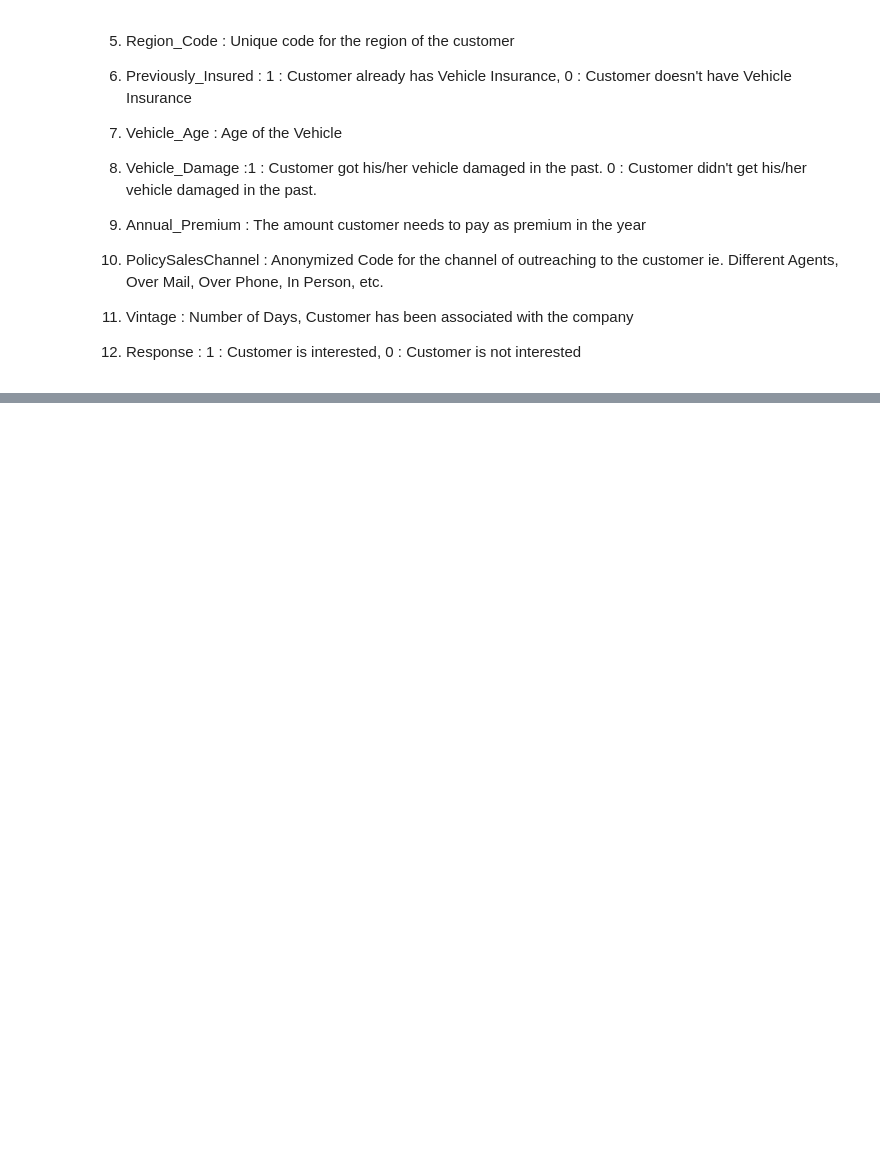
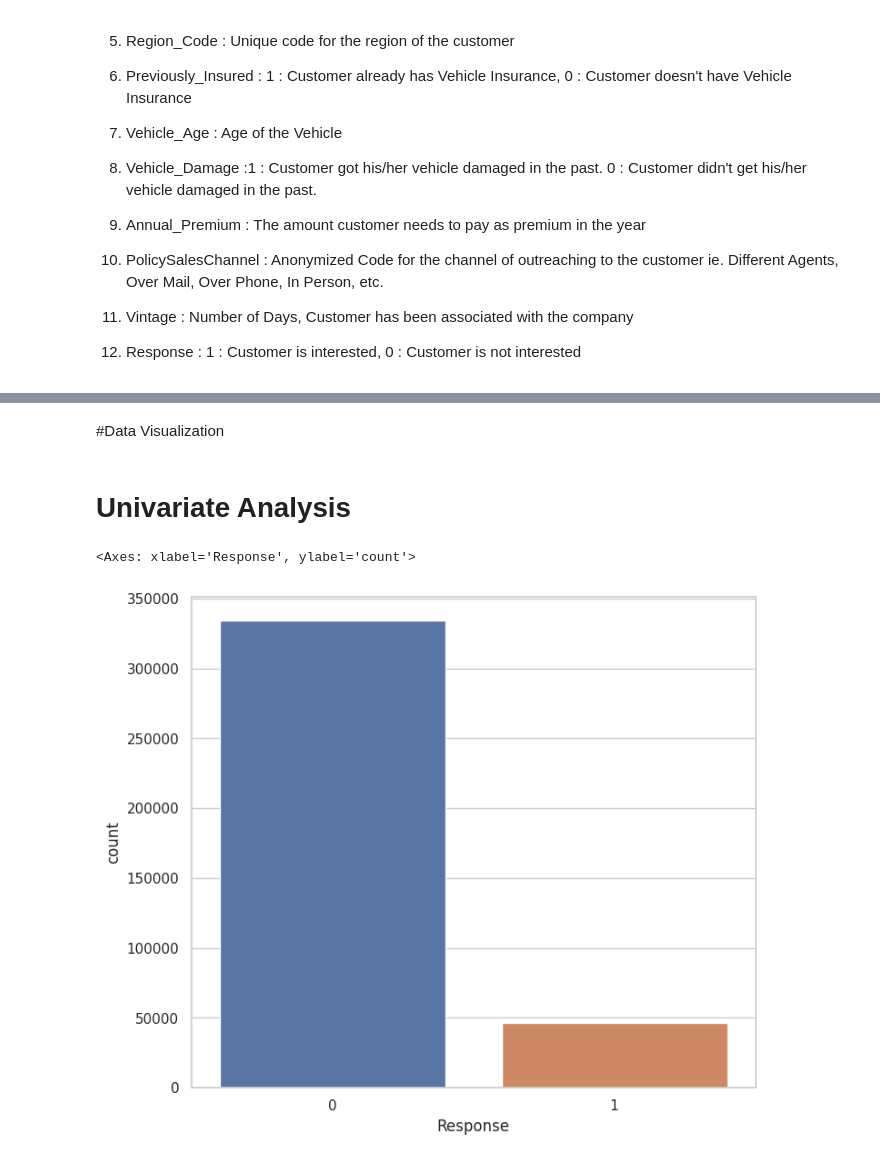
Before and after one commit to istekhar1543/health-insurance-cross-sell-prediction, a Jupyter notebook: health_insurance_cross_sell_prediction.ipynb, the cells around one changed output, grey strips where cells are left out. Saved outputs shown, nothing was run; the diff lists cells and outputs as text; code cells hidden in the pictures; blank space fills up the shorter version.

```diff
--- a/health_insurance_cross_sell_prediction.ipynb
+++ b/health_insurance_cross_sell_prediction.ipynb
@@ -106,0 +131,4 @@ M - Multivariate Analysis
+# %%
+#reading dataset
+df= pd.read_csv('/content/drive/MyDrive/ML project/classification project/TRAIN-HEALTH INSURANCE CROSS SELL PREDICTION.csv')
+df.head()
@@ -106,0 +226,12 @@ M - Multivariate Analysis
+# %% [markdown]
+#Data Visualization
+# %% [markdown]
+# Univariate Analysis
+# %%
+#Dependent variable 'Response'
+plt.figure(figsize=(8,7))
+sns.set_theme(style='whitegrid')
+sns.countplot(x=df['Response'],data=df)
+# %% [output]
+<Axes: xlabel='Response', ylabel='count'>
+[figure, added]
```
Also changed, not shown: parts of 17 cells of this notebook.
